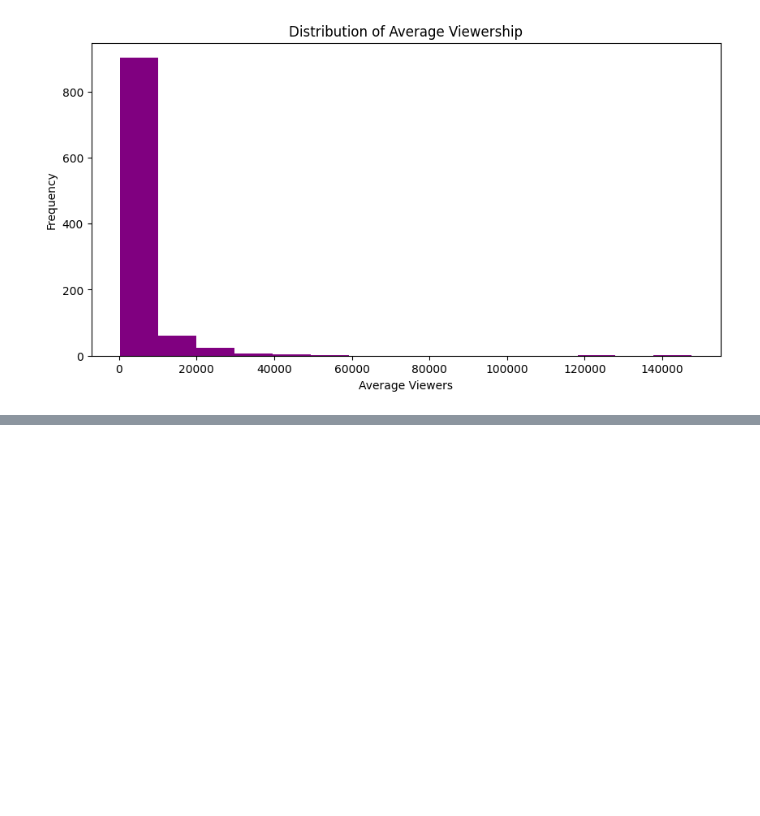
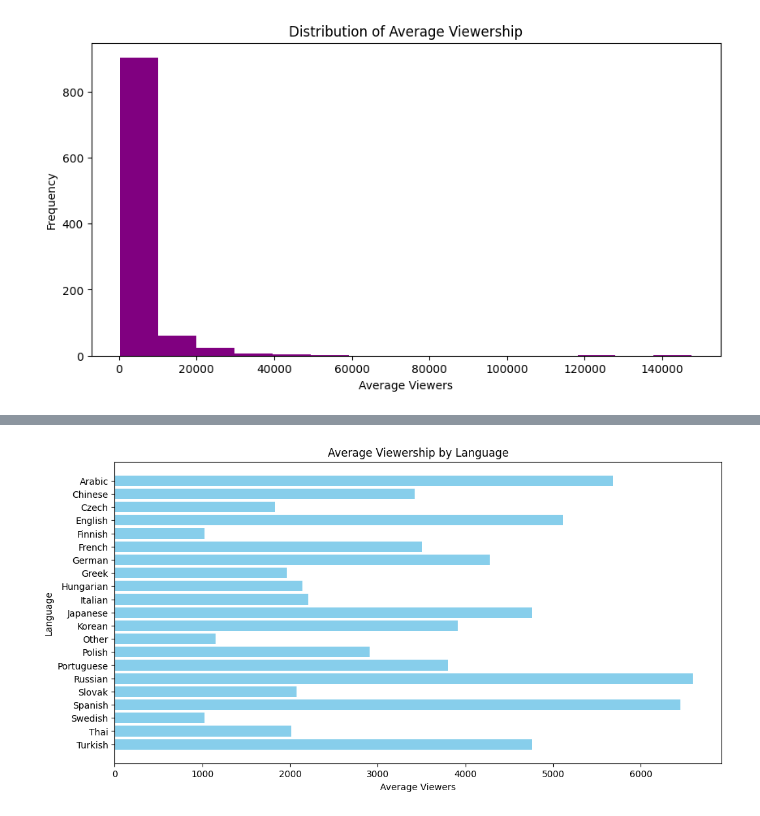
Before and after one commit to JoanWaweru/twitchStreamerAnalysis, a Jupyter notebook: twitchAnalysis.ipynb, the cells around one changed output, grey strips where cells are left out. Drawn from its saved outputs; the diff is of its cells as text; code cells hidden in the pictures; blank space fills up the shorter version.

Commit message:
Calculate avg. viewership by language

```diff
--- a/twitchAnalysis.ipynb
+++ b/twitchAnalysis.ipynb
@@ -94,0 +104,15 @@ plt.show()
+# %%
+#Calculate the average viewership by language
+average_viewers_by_language = twitchData.groupby('Language')['Average viewers'].mean().reset_index()
+
+# Create a bar plot
+plt.figure(figsize=(12, 6))
+plt.barh(average_viewers_by_language['Language'], average_viewers_by_language['Average viewers'], color='skyblue')
+plt.title('Average Viewership by Language')
+plt.xlabel('Average Viewers')
+plt.ylabel('Language')
+plt.gca().invert_yaxis()  # Invert the y-axis to display the highest average viewership at the top
+plt.show()
+# from this, the language that is used the most by viewers the most is Russian, followed by Spanish then Arabic.
+# %% [output]
+[figure, added]
```
Also changed, not shown: parts of 1 cell of this notebook.
